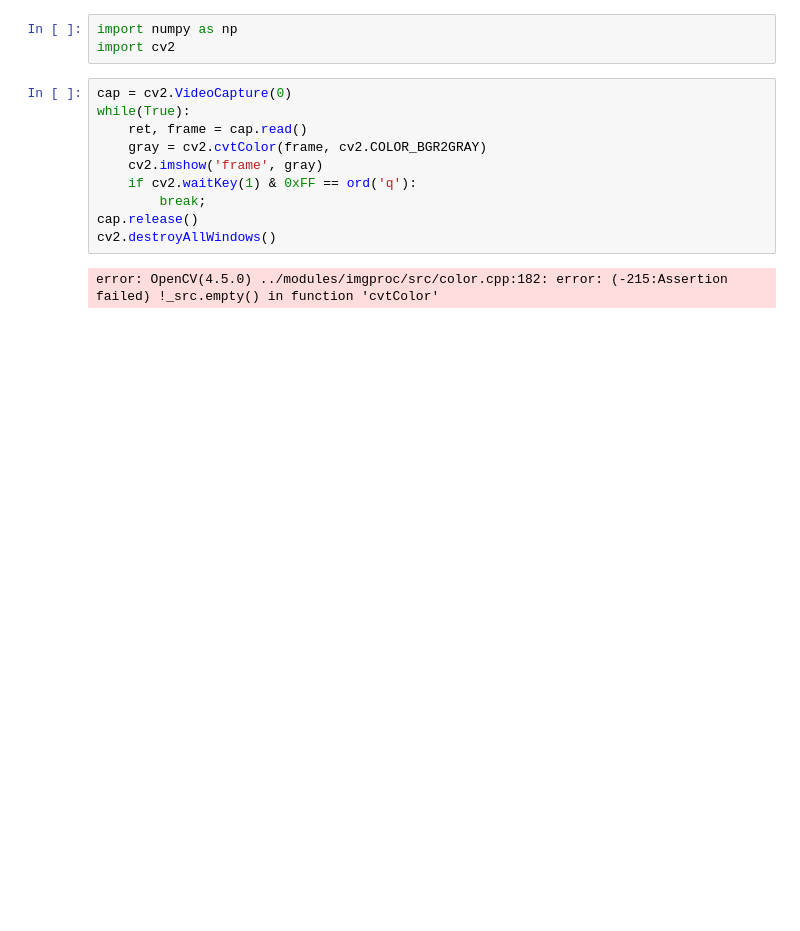
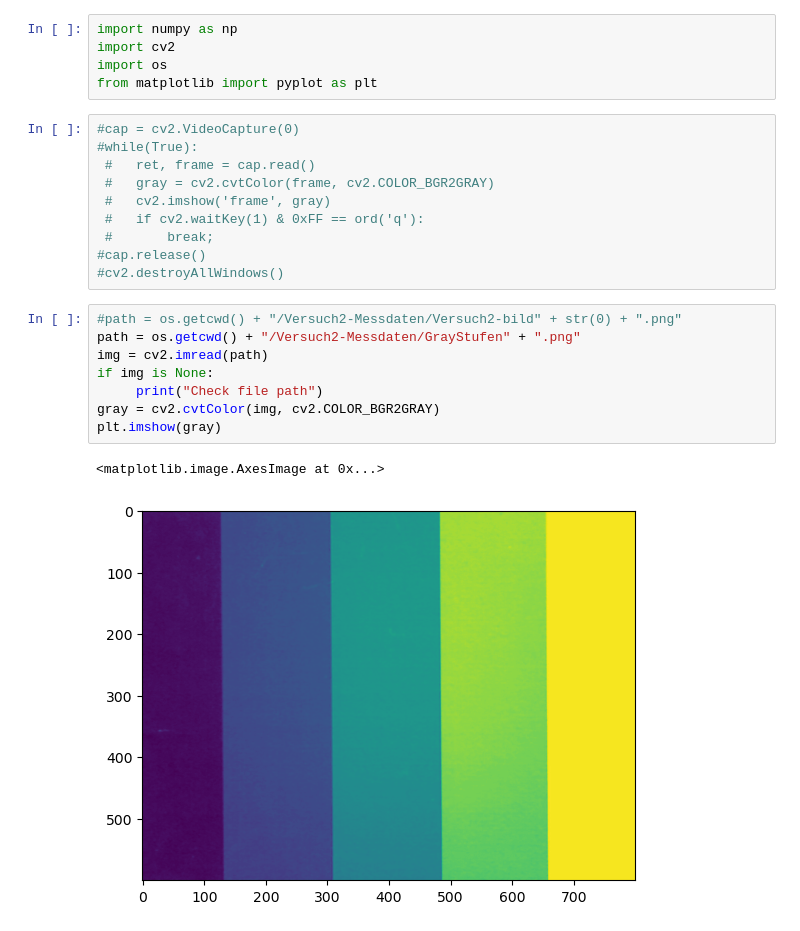
Before and after one commit to hannesbrugger/Signale-und-Systeme, a Jupyter notebook: Versuch2/versuch-2.ipynb, the cells around one changed output. Cells and saved outputs as stored; diff of their text form; blank space fills up the shorter version.

```diff
--- a/Versuch2/versuch-2.ipynb
+++ b/Versuch2/versuch-2.ipynb
@@ -1,15 +1,26 @@
 # %%
 import numpy as np
 import cv2
+import os
+from matplotlib import pyplot as plt
 # %%
-cap = cv2.VideoCapture(0)
-while(True):
-    ret, frame = cap.read()
-    gray = cv2.cvtColor(frame, cv2.COLOR_BGR2GRAY)
-    cv2.imshow('frame', gray)
-    if cv2.waitKey(1) & 0xFF == ord('q'):
-        break;
-cap.release()
-cv2.destroyAllWindows()
+#cap = cv2.VideoCapture(0)
+#while(True):
+ #   ret, frame = cap.read()
+ #   gray = cv2.cvtColor(frame, cv2.COLOR_BGR2GRAY)
+ #   cv2.imshow('frame', gray)
+ #   if cv2.waitKey(1) & 0xFF == ord('q'):
+ #       break;
+#cap.release()
+#cv2.destroyAllWindows()
-# %% [output]
-error: OpenCV(4.5.0) ../modules/imgproc/src/color.cpp:182: error: (-215:Assertion failed) !_src.empty() in function 'cvtColor'
+# %%
+#path = os.getcwd() + "/Versuch2-Messdaten/Versuch2-bild" + str(0) + ".png"
+path = os.getcwd() + "/Versuch2-Messdaten/GrayStufen" + ".png"
+img = cv2.imread(path)
+if img is None:
+     print("Check file path")
+gray = cv2.cvtColor(img, cv2.COLOR_BGR2GRAY)
+plt.imshow(gray)
+# %% [output]
+<matplotlib.image.AxesImage at 0x...>
+[figure, added]
```
Also changed, not shown: parts of 1 cell of this notebook.
